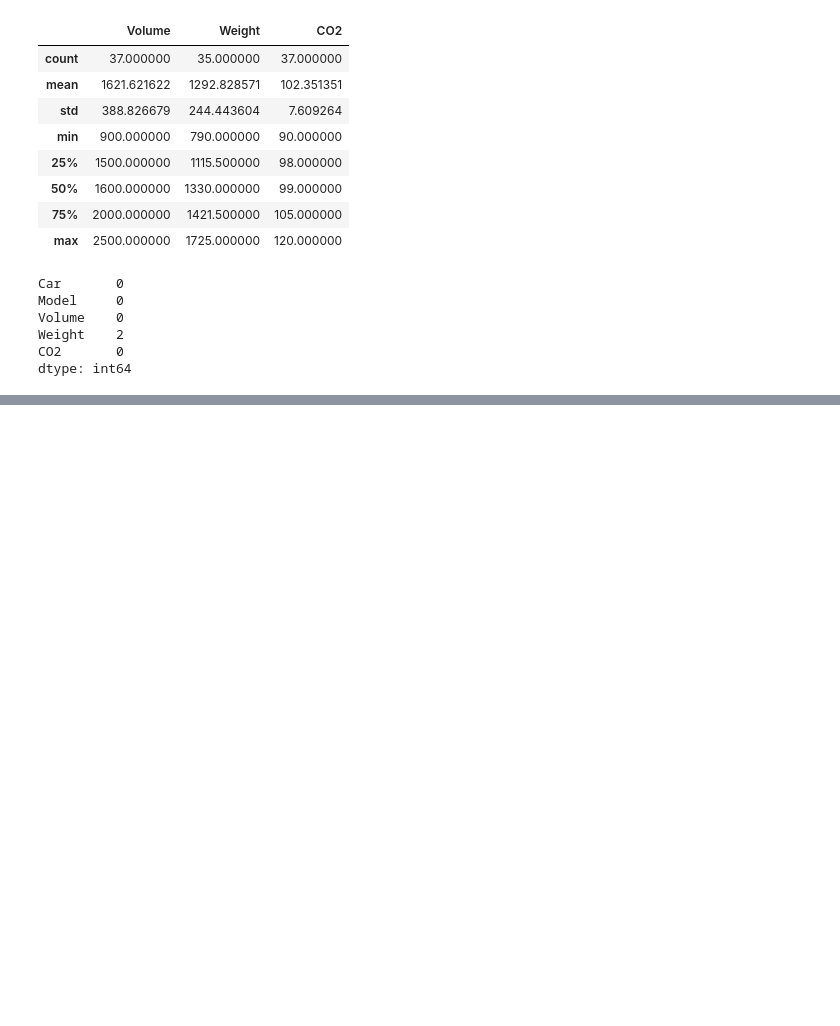
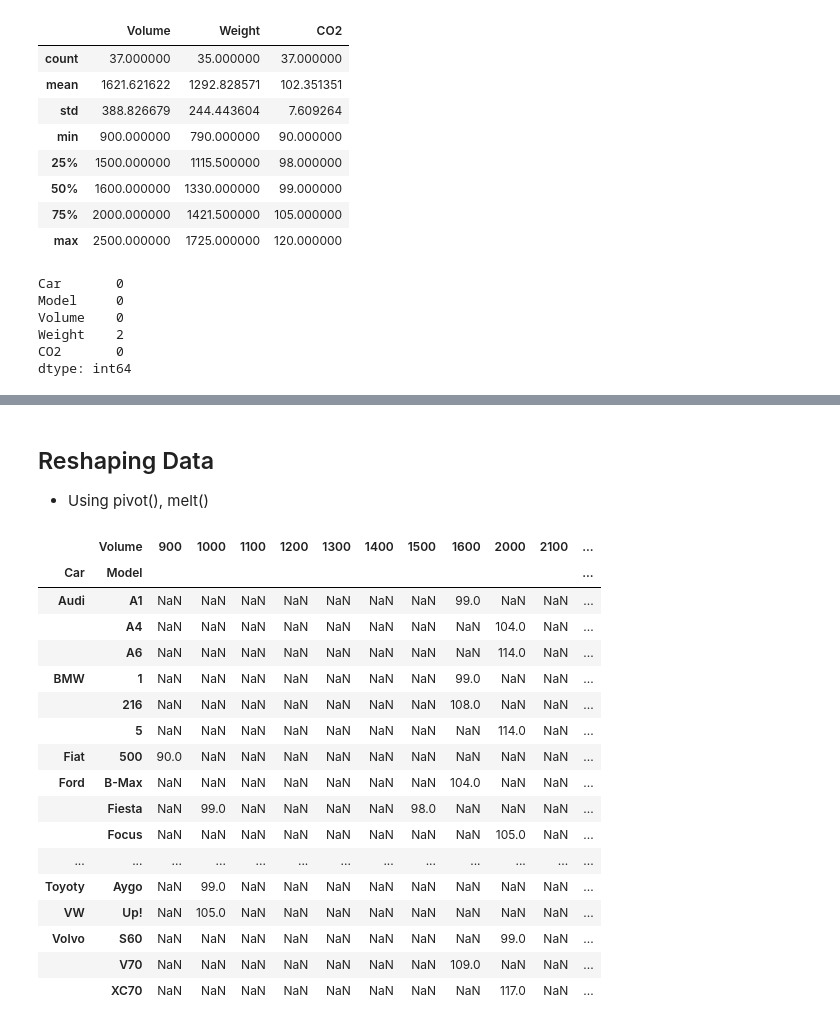
Before and after one commit to jirapongk/team_member_training, a Jupyter notebook: 01python_pandas101/bia_pandas101.ipynb, the cells around one changed output, grey strips where cells are left out. Cells and saved outputs as stored; diff of their text form; code cells hidden in the pictures; blank space fills up the shorter version.

```diff
--- a/01python_pandas101/bia_pandas101.ipynb
+++ b/01python_pandas101/bia_pandas101.ipynb
@@ -156,0 +240,4 @@ dtype: int64
+# %%
+# Filling missing values
+df = df.fillna(0)
+df
@@ -156,0 +276,4 @@ dtype: int64
+# %%
+# Removing duplicates
+df = df.drop_duplicates()
+df.tail()
@@ -156,0 +316,4 @@ dtype: int64
+# %%
+# Creating new columns
+df['CO2_2'] = df.apply(lambda row: row['CO2'] * 2 , axis=1)
+df.tail()
@@ -156,0 +380,26 @@ dtype: int64
+# %% [markdown]
+## Reshaping Data
+- Using pivot(), melt()
+# %%
+# Pivot the DataFrame
+pivoted_df = df.pivot(index=['Car','Model'], columns='Volume', values='CO2')
+pivoted_df
+# %% [output]
+|  | Volume | 900 | 1000 | 1100 | 1200 | 1300 | 1400 | 1500 | 1600 | 2000 | 2100 | ... |
+| Car | Model |  |  |  |  |  |  |  |  |  |  | ... |
+| Audi | A1 | NaN | NaN | NaN | NaN | NaN | NaN | NaN | 99.0 | NaN | NaN | ... |
+|  | A4 | NaN | NaN | NaN | NaN | NaN | NaN | NaN | NaN | 104.0 | NaN | ... |
+|  | A6 | NaN | NaN | NaN | NaN | NaN | NaN | NaN | NaN | 114.0 | NaN | ... |
+| BMW | 1 | NaN | NaN | NaN | NaN | NaN | NaN | NaN | 99.0 | NaN | NaN | ... |
+|  | 216 | NaN | NaN | NaN | NaN | NaN | NaN | NaN | 108.0 | NaN | NaN | ... |
+|  | 5 | NaN | NaN | NaN | NaN | NaN | NaN | NaN | NaN | 114.0 | NaN | ... |
+| Fiat | 500 | 90.0 | NaN | NaN | NaN | NaN | NaN | NaN | NaN | NaN | NaN | ... |
+| Ford | B-Max | NaN | NaN | NaN | NaN | NaN | NaN | NaN | 104.0 | NaN | NaN | ... |
+|  | Fiesta | NaN | 99.0 | NaN | NaN | NaN | NaN | 98.0 | NaN | NaN | NaN | ... |
+|  | Focus | NaN | NaN | NaN | NaN | NaN | NaN | NaN | NaN | 105.0 | NaN | ... |
+| ... | ... | ... | ... | ... | ... | ... | ... | ... | ... | ... | ... | ... |
+| Toyoty | Aygo | NaN | 99.0 | NaN | NaN | NaN | NaN | NaN | NaN | NaN | NaN | ... |
+| VW | Up! | NaN | 105.0 | NaN | NaN | NaN | NaN | NaN | NaN | NaN | NaN | ... |
+| Volvo | S60 | NaN | NaN | NaN | NaN | NaN | NaN | NaN | NaN | 99.0 | NaN | ... |
+|  | V70 | NaN | NaN | NaN | NaN | NaN | NaN | NaN | 109.0 | NaN | NaN | ... |
+|  | XC70 | NaN | NaN | NaN | NaN | NaN | NaN | NaN | NaN | 117.0 | NaN | ... |
```
Also changed, not shown: parts of 41 cells of this notebook, 1 other file.
